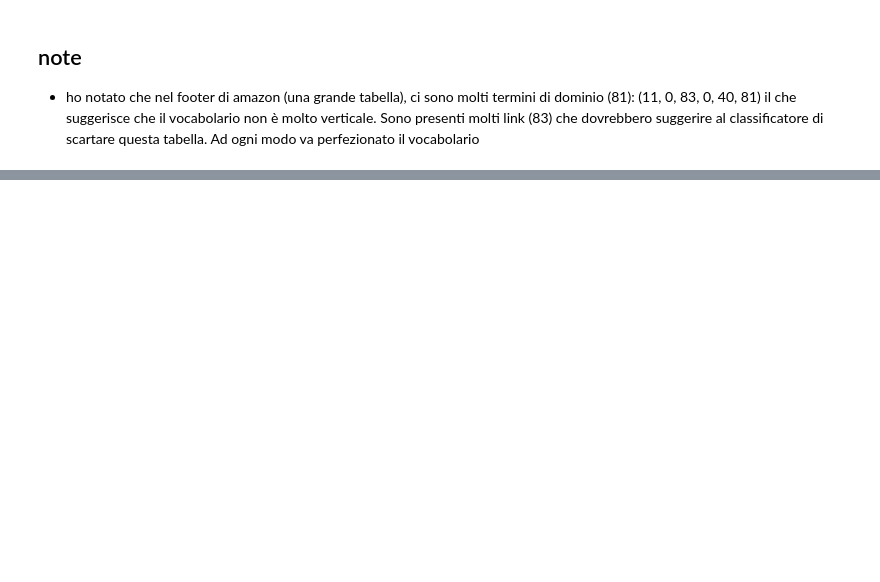
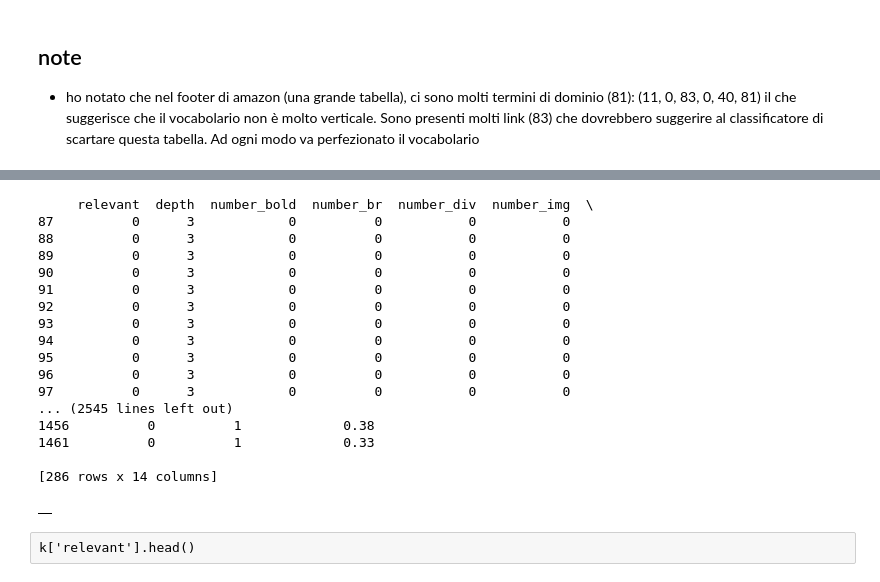
Before and after one commit to 0xNaN/carbonaraextractor, a Jupyter notebook: mkdataset.ipynb, the cells around one changed output, grey strips where cells are left out. Saved outputs shown, nothing was run; the diff lists cells and outputs as text; code cells hidden in the pictures; blank space fills up the shorter version.

```diff
--- a/mkdataset.ipynb
+++ b/mkdataset.ipynb
@@ -120,0 +151,40 @@ www.submarino.com.br, relevant: 90, not_relevant: 0
+# %%
+all_keys = list(d.keys())
+all_keys.remove("relevants_ratio")
+# %%
+import random
+k = d.groupby(all_keys)
+with open("table_with_ratio.txt", "w") as tf:
+    for a, b in k["relevants_ratio"].apply(list).iteritems():
+        r = random.choice(b)
+        values = list(a) + [r]
+
+        values = [str(v) for v in values]
+
+        line = "\t".join(values)
+
+        tf.write(line + "\n")
+# %%
+
+k.apply(print)
+# %% [output]
+     relevant  depth  number_bold  number_br  number_div  number_img  \
+87          0      3            0          0           0           0
+88          0      3            0          0           0           0
+89          0      3            0          0           0           0
+90          0      3            0          0           0           0
+91          0      3            0          0           0           0
+92          0      3            0          0           0           0
+93          0      3            0          0           0           0
+94          0      3            0          0           0           0
+95          0      3            0          0           0           0
+96          0      3            0          0           0           0
+97          0      3            0          0           0           0
+... (2545 lines left out)
+1456          0          1             0.38
+1461          0          1             0.33
+
+[286 rows x 14 columns]
+|  |
+# %% [raw]
+k['relevant'].head()
```
Also changed, not shown: parts of 5 cells of this notebook, 3 other files.
